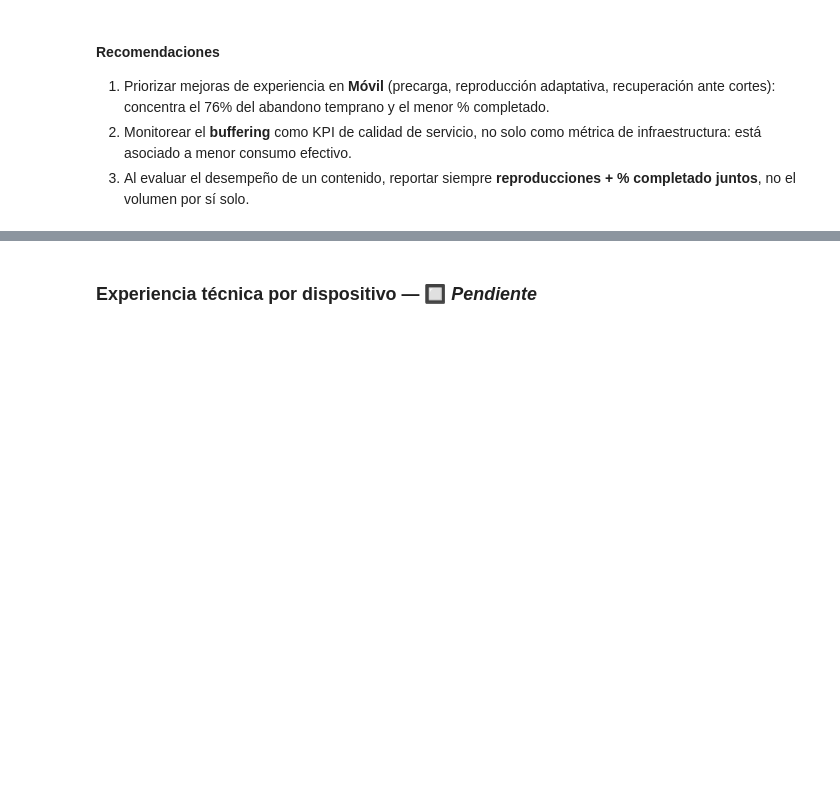
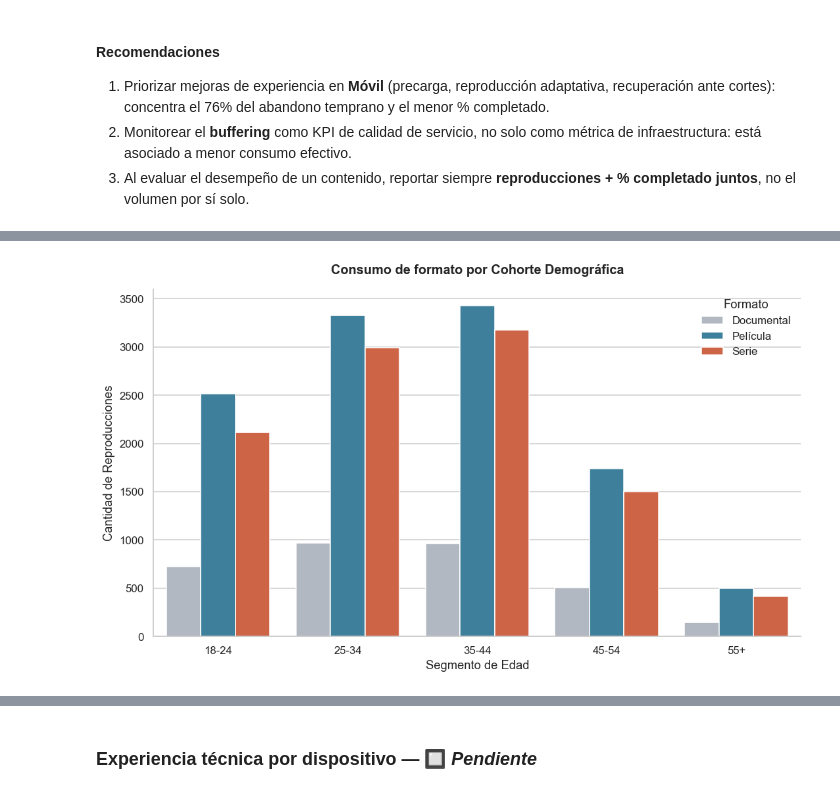
Before and after one commit to git-Lippke24/StreamView_Analytics_Dashboard, a Jupyter notebook: notebooks/EV1_Visualizacion_de_Datos.ipynb, the cells around one changed output, grey strips where cells are left out. Saved outputs shown, nothing was run; the diff lists cells and outputs as text; code cells hidden in the pictures; blank space fills up the shorter version.

```diff
--- a/notebooks/EV1_Visualizacion_de_Datos.ipynb
+++ b/notebooks/EV1_Visualizacion_de_Datos.ipynb
@@ -623,0 +677,35 @@ plt.show()
+# %%
+# Cruzar datos con usuarios para obtener el segmento de edad
+rep_cont_usu = pd.merge(rep_cont, usuarios[['usuario_id', 'segmento_edad']], on='usuario_id', how='left')
+
+# Contar reproducciones por segmento de edad y tipo de contenido
+pref_edad = rep_cont_usu.groupby(['segmento_edad', 'tipo_contenido'])['reproduccion_id'].count().reset_index()
+pref_edad.rename(columns={'reproduccion_id': 'cantidad_reproducciones'}, inplace=True)
+
+# Ordenar lógicamente los segmentos de edad (asumiendo formato '18-24', '25-34', etc.)
+orden_edades = sorted(pref_edad['segmento_edad'].unique())
+
+fig, ax = plt.subplots(figsize=(10, 6))
+
+# Usar paleta del equipo para diferenciar los tipos de contenido
+paleta_tipos = [COLOR_NEUTRO, COLOR_ACENTO_POS, COLOR_ACENTO]
+
+sns.barplot(
+    data=pref_edad,
+    x='segmento_edad',
+    y='cantidad_reproducciones',
+    hue='tipo_contenido',
+    order=orden_edades,
+    palette=paleta_tipos,
+    ax=ax
+)
+
+ax.set_title('Consumo de formato por Cohorte Demográfica', pad=15)
+ax.set_xlabel('Segmento de Edad')
+ax.set_ylabel('Cantidad de Reproducciones')
+ax.legend(title='Formato', frameon=False)
+
+plt.tight_layout()
+plt.show()
+# %% [output]
+[figure, added]
```
Also changed, not shown: parts of 11 cells of this notebook, 1 other file.
